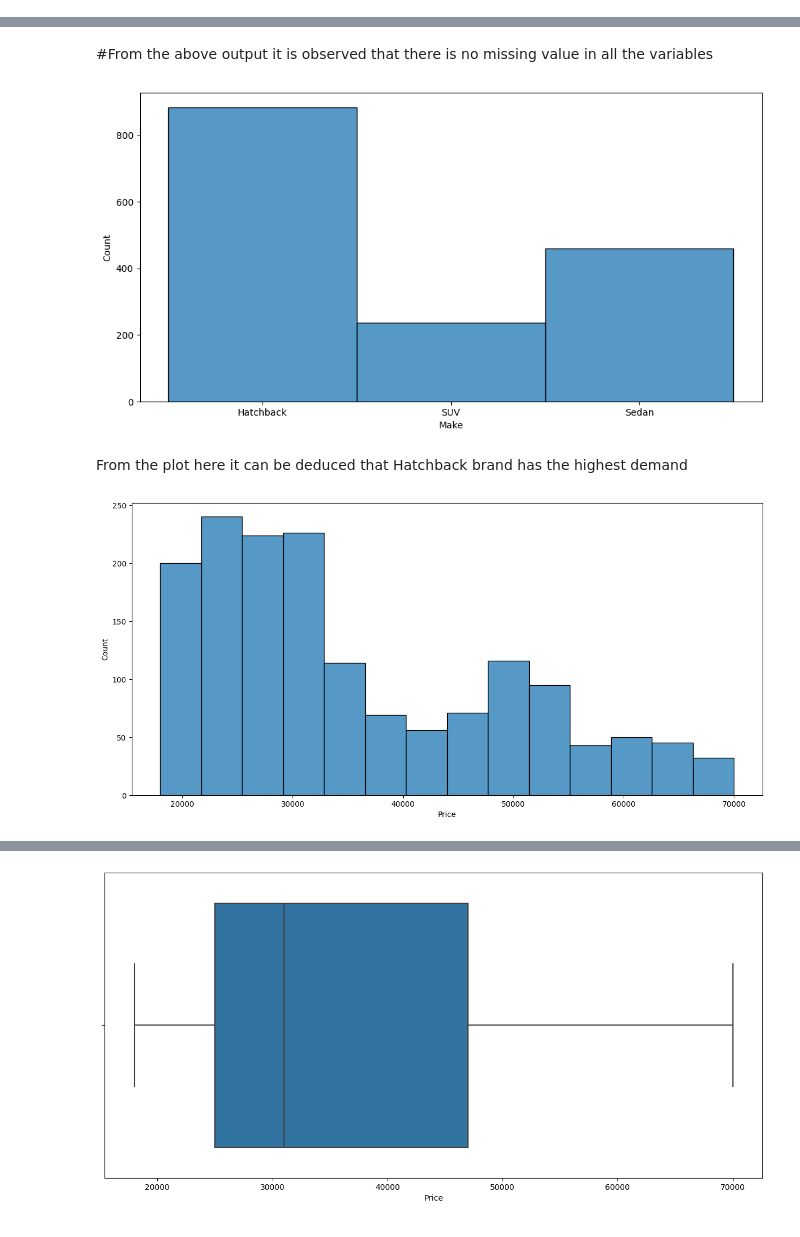
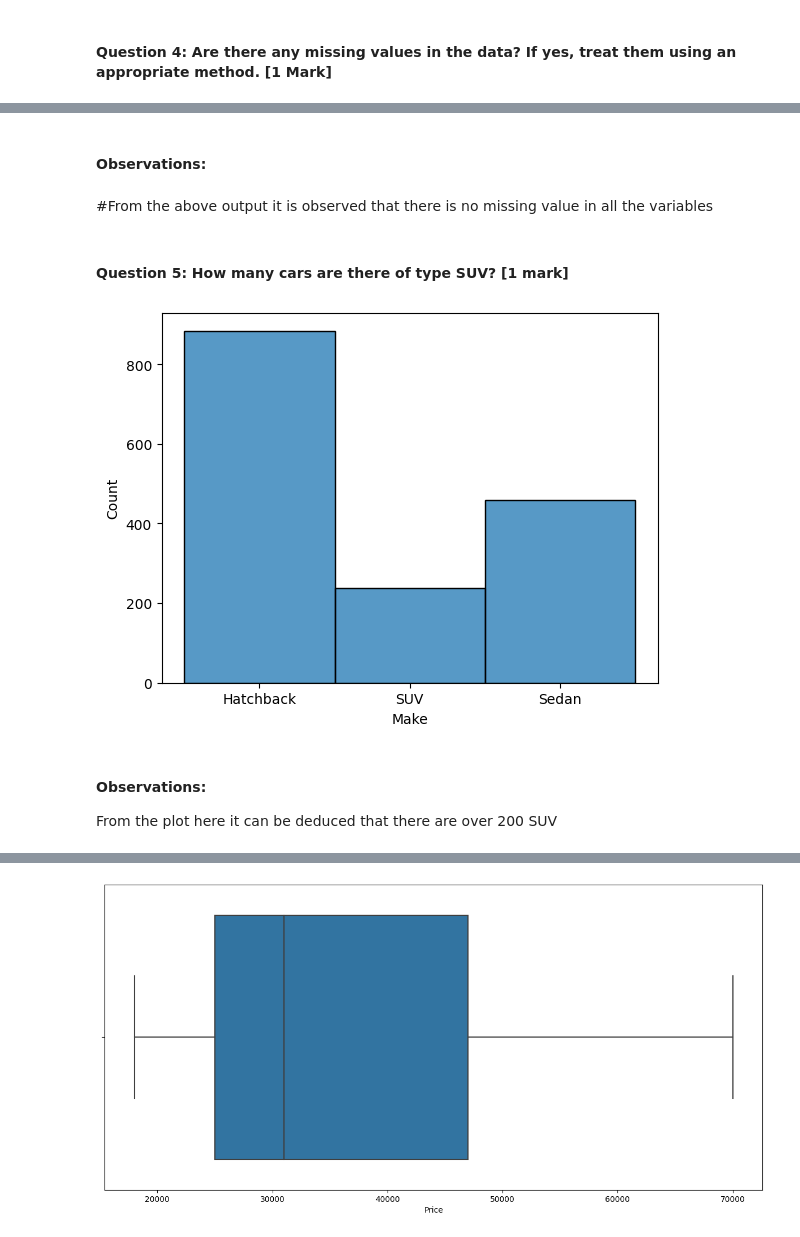
Before and after one commit to Ebipademp/nbte_directory, a Jupyter notebook: Python_makeupProject.ipynb, the cells around one changed output, grey strips where cells are left out. Cells and saved outputs as stored; diff of their text form; code cells hidden in the pictures.

```diff
--- a/Python_makeupProject.ipynb
+++ b/Python_makeupProject.ipynb
@@ -70,3 +124,5 @@ df.describe().T
+# %% [markdown]
+#### Question 4: Are there any missing values in the data? If yes, treat them using an appropriate method.  [1 Mark]
 # %%
 df.isnull().sum()
 # %% [output]
@@ -85,17 +141,18 @@ Total_salary        0
 Price               0
 Make                0
 dtype: int64
+# %% [markdown]
+#### Observations:
 # %% [markdown]
 #From the above output it is observed that there is no missing value in all the variables
+# %% [markdown]
+#### Question 5: How many cars are there of type SUV? [1 mark]
 # %%
-plt.figure(figsize=(12,6))
-sns.histplot(data=df, x='Make');
+sns.histplot(data=df, x='Make')
+plt.show()
 # %% [output]
-[figure, old version]
+[figure, new version]
 # %% [markdown]
-From the plot here it can be deduced that Hatchback brand has the highest demand
+#### Observations:
+
+From the plot here it can be deduced that there are over 200 SUV
-# %%
-plt.figure(figsize=(15,7))
-sns.histplot(data=df, x='Price');
-# %% [output]
-[figure, removed]
```
Also changed, not shown: parts of 50 cells of this notebook.
